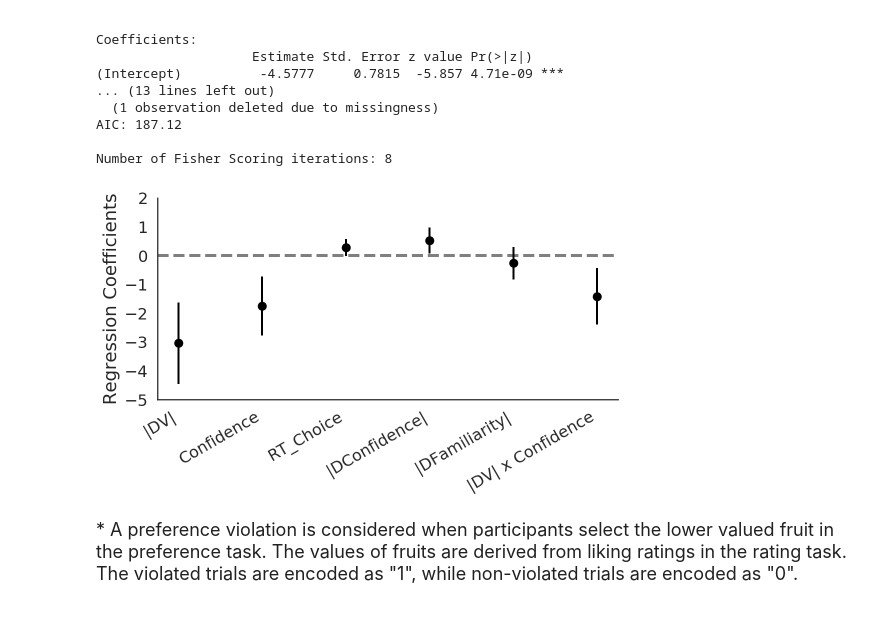
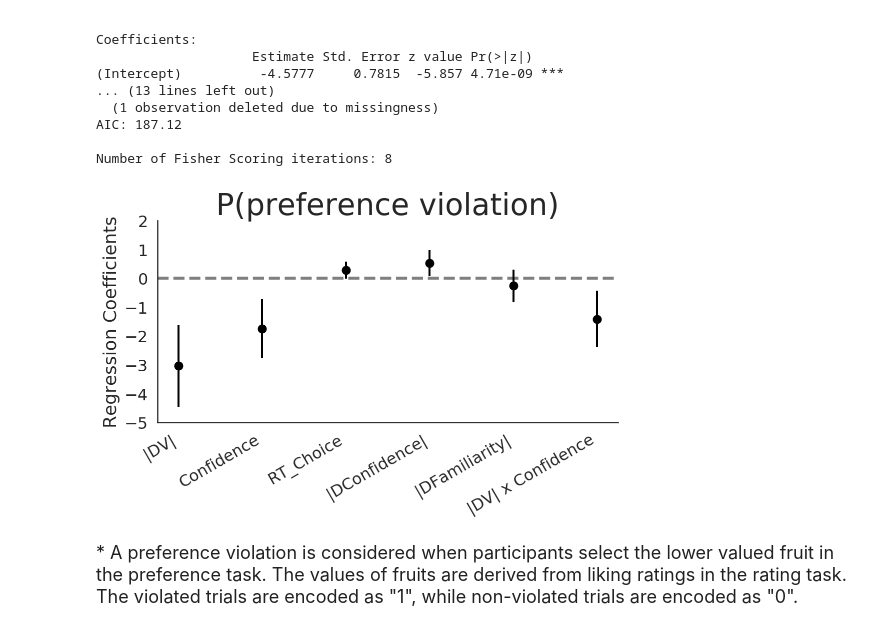
Before and after one commit to Haonan-Zhang/decision_making, a Jupyter notebook: pilot_study.ipynb, the cells around one changed output. Cells and saved outputs as stored; diff of their text form; code cells hidden in the pictures.

```diff
--- a/pilot_study.ipynb
+++ b/pilot_study.ipynb
@@ -307,15 +285,15 @@ Number of Fisher Scoring iterations: 8
 # %%
 %R -o fix_1b -o fix_se_1b -o names_1b
 choice_table_exp1 = regtable(fix_1b, fix_se_1b, names_1b)
 choice_table_exp1
 cols = ['(Intercept)', 'zabs_DV', 'zConfidence', 'zRT_Choice', 'zabs_DConfi', 'zabs_DFam', 'zabs_DV:zConfidence']
 choice_table_exp1 = choice_table_exp1[cols]
 choice_table_exp1.columns = ['Intercept', '|DV|', 'Confidence',
                              'RT_Choice', '|DConfidence|', '|DFamiliarity|', '|DV| x Confidence']
-Coefpresplot(choice_table_exp1, title='', ticklabsize=16, size='narrow',
+Coefpresplot(choice_table_exp1, title='P(preference violation)', ticklabsize=16, size='narrow',
              ylimits=(-5, 2), ymultiple=1, n_ET_predictors=0)
 # %% [output]
-[figure, old version]
+[figure, new version]
 # %% [markdown]
 <font size = '4'>*    A preference violation is considered when participants select the lower valued fruit in the preference task. The values of fruits are derived from liking ratings in the rating task. The violated trials are encoded as "1", while non-violated trials are encoded as "0". <font>
 # %% [markdown]
```
Also changed, not shown: parts of 14 cells of this notebook.
